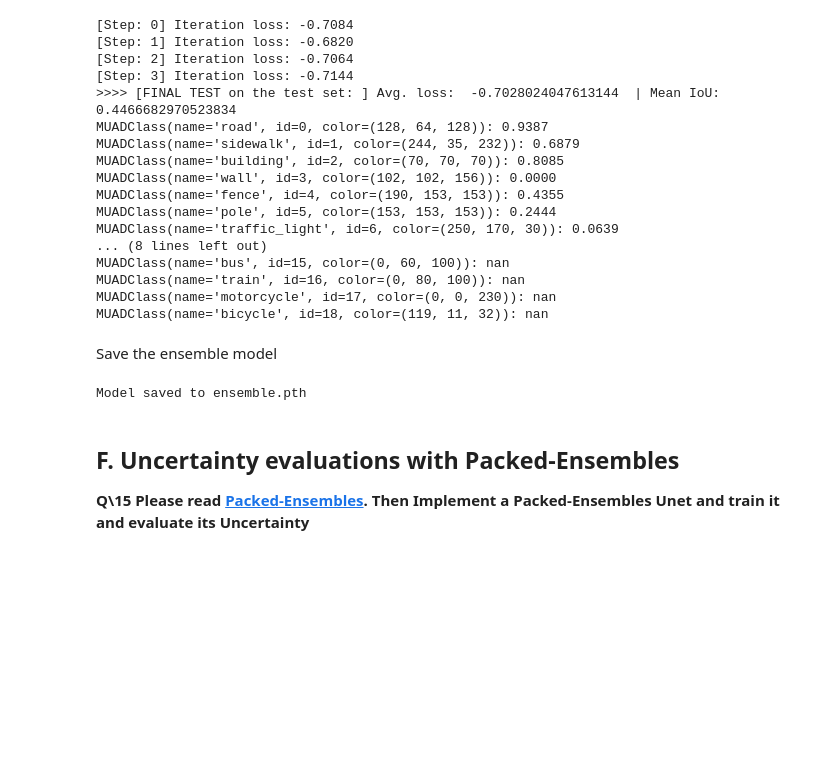
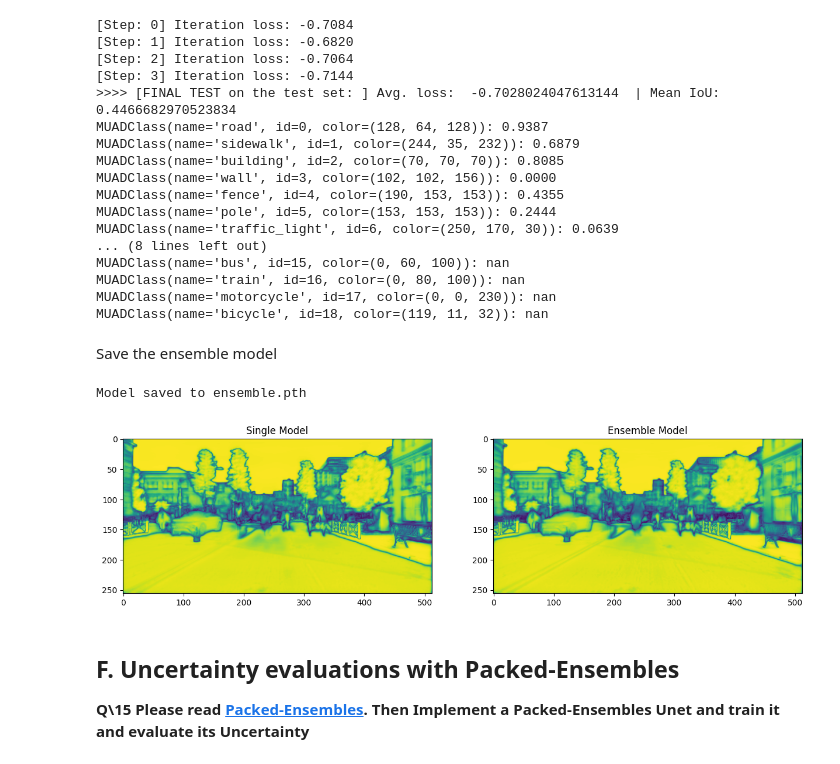
Before and after one commit to paulomouraj/tp_uncertainty, a Jupyter notebook: [ROB313]ELEVES_tuto_muad.ipynb, the cells around one changed output. Cells and saved outputs as stored; diff of their text form; code cells hidden in the pictures; blank space fills up the shorter version.

Commit message:
Added confidence plot fo ensemble model

```diff
--- a/[ROB313]ELEVES_tuto_muad.ipynb
+++ b/[ROB313]ELEVES_tuto_muad.ipynb
@@ -1152,6 +1165,38 @@ torch.save(ens_model.state_dict(), final_model_path)
 print(f"Model saved to {final_model_path}")
 # %% [output]
 Model saved to ensemble.pth
+# %%
+sample_idx = 0
+img, target = test_ood_set[sample_idx]
+
+batch_img = img.unsqueeze(0).to(device)
+batch_target = target.unsqueeze(0).to(device)
+
+model1.eval()
+ens_model.eval()
+
+with torch.no_grad():
+    outputs_1 = model1(batch_img)
+    outputs_proba_1 = outputs_1.softmax(dim=1)
+    mean_proba_1 = outputs_proba_1.mean(dim=0)
+    confidence1, pred1 = mean_proba_1.max(dim=0)
+
+    outputs_2 = ens_model(batch_img)
+    outputs_proba_2 = outputs_2.softmax(dim=1)
+    mean_proba_2 = outputs_proba_2.mean(dim=0)
+    confidence2, pred2 = mean_proba_2.max(dim=0)
+# %%
+confidence_img1 = F.to_pil_image(confidence1)
+confidence_img2 = F.to_pil_image(confidence2)
+
+fig, axs = plt.subplots(1, 2, figsize=(15, 15))
+axs[0].set_title("Single Model")
+axs[0].imshow(confidence_img1)
+axs[1].set_title("Ensemble Model")
+axs[1].imshow(confidence_img2)
+plt.show()
+# %% [output]
+[figure, added]
 # %% [markdown]
 ## F. Uncertainty evaluations with Packed-Ensembles
 **Q\15 Please read [Packed-Ensembles](https://arxiv.org/pdf/2210.09184). Then Implement a Packed-Ensembles Unet and train it and evaluate its Uncertainty**
```
Also changed, not shown: parts of 18 cells of this notebook.
